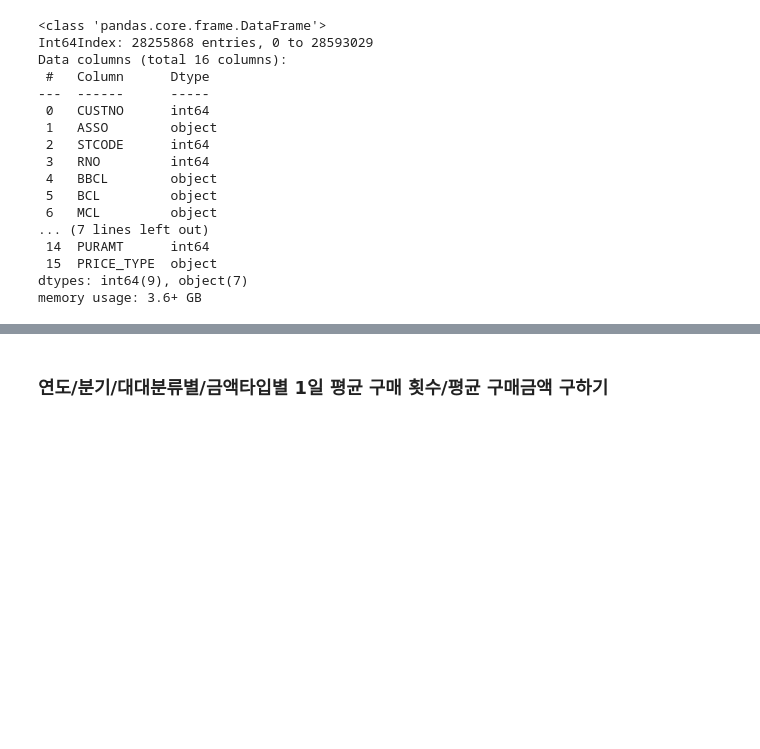
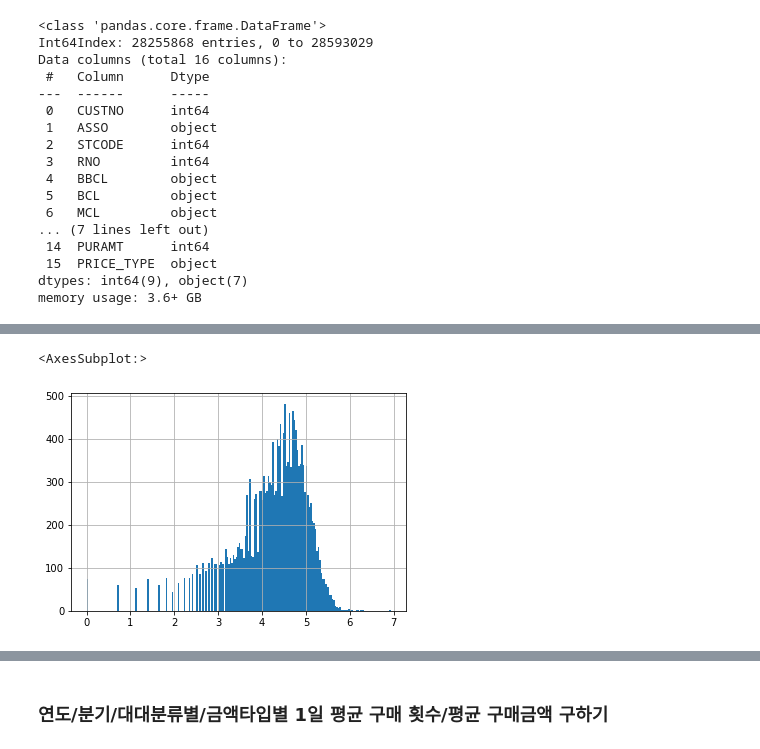
Before and after one commit to leejunghyunA/second_projects, a Jupyter notebook: RFM.ipynb, the cells around one changed output, grey strips where cells are left out. Drawn from its saved outputs; the diff is of its cells as text; code cells hidden in the pictures; blank space fills up the shorter version.

```diff
--- a/RFM.ipynb
+++ b/RFM.ipynb
@@ -528,0 +1837,6 @@ purchase_mean
+# %%
+log_trans = np.log1p(freq1['Frequency_식품/생활_중가'])
+log_trans.hist(bins = 200)
+# %% [output]
+<AxesSubplot:>
+[figure, added]
```
Also changed, not shown: parts of 128 cells of this notebook, 35 other files.
